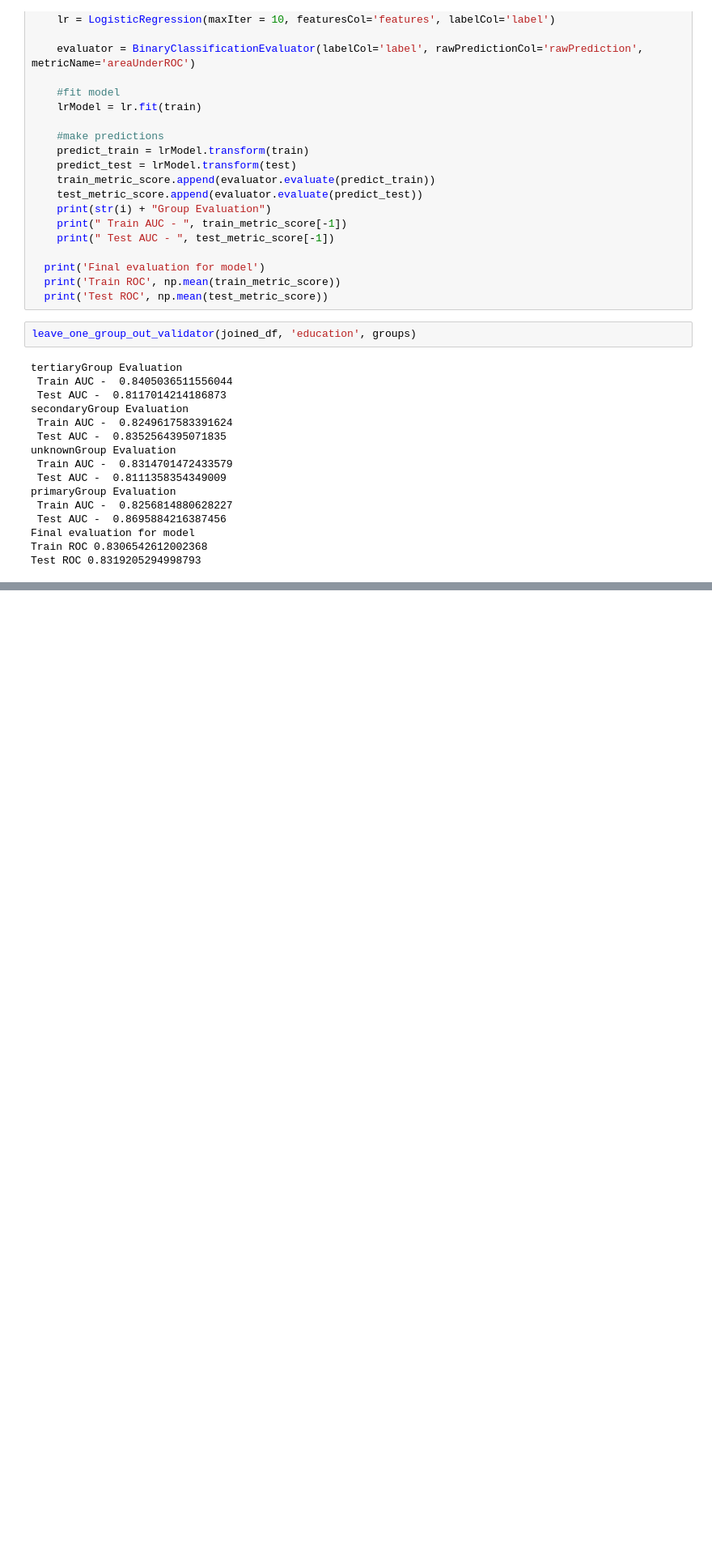
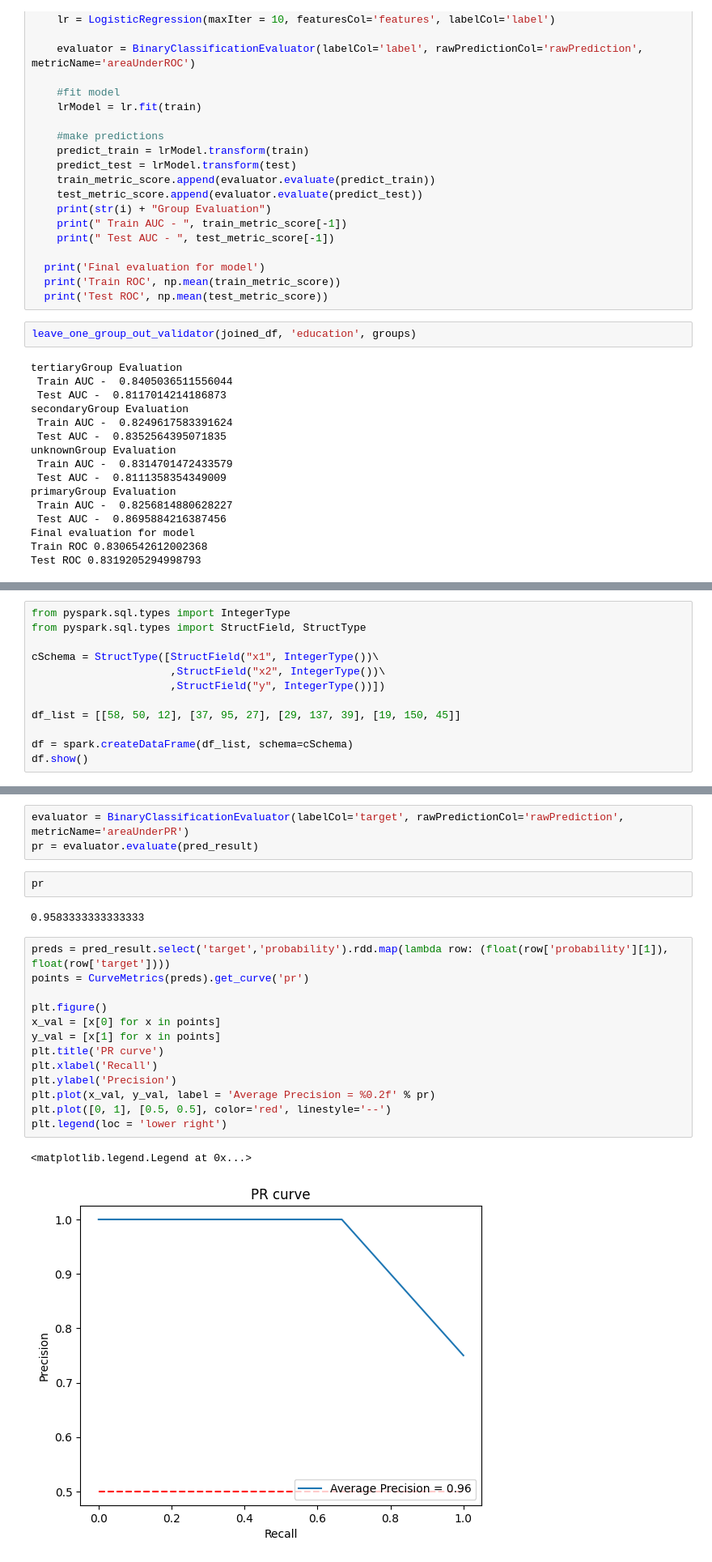
Before and after one commit to ankesh86/PySparkNotebooks, a Jupyter notebook: ModelEvaluation.ipynb, the cells around one changed output, grey strips where cells are left out. Shown at 81% size. Saved outputs shown, nothing was run; the diff lists cells and outputs as text; blank space fills up the shorter version.

```diff
--- a/ModelEvaluation.ipynb
+++ b/ModelEvaluation.ipynb
@@ -250,0 +255,12 @@ Test ROC 0.8319205294998793
+# %%
+from pyspark.sql.types import IntegerType
+from pyspark.sql.types import StructField, StructType
+
+cSchema = StructType([StructField("x1", IntegerType())\
+                      ,StructField("x2", IntegerType())\
+                      ,StructField("y", IntegerType())])
+
+df_list = [[58, 50, 12], [37, 95, 27], [29, 137, 39], [19, 150, 45]]
+
+df = spark.createDataFrame(df_list, schema=cSchema)
+df.show()
@@ -250,0 +560,23 @@ Test ROC 0.8319205294998793
+# %%
+evaluator = BinaryClassificationEvaluator(labelCol='target', rawPredictionCol='rawPrediction', metricName='areaUnderPR')
+pr = evaluator.evaluate(pred_result)
+# %%
+pr
+# %% [output]
+0.9583333333333333
+# %%
+preds = pred_result.select('target','probability').rdd.map(lambda row: (float(row['probability'][1]), float(row['target'])))
+points = CurveMetrics(preds).get_curve('pr')
+
+plt.figure()
+x_val = [x[0] for x in points]
+y_val = [x[1] for x in points]
+plt.title('PR curve')
+plt.xlabel('Recall')
+plt.ylabel('Precision')
+plt.plot(x_val, y_val, label = 'Average Precision = %0.2f' % pr)
+plt.plot([0, 1], [0.5, 0.5], color='red', linestyle='--')
+plt.legend(loc = 'lower right')
+# %% [output]
+<matplotlib.legend.Legend at 0x...>
+[figure, added]
```
Also changed, not shown: parts of 50 cells of this notebook.
